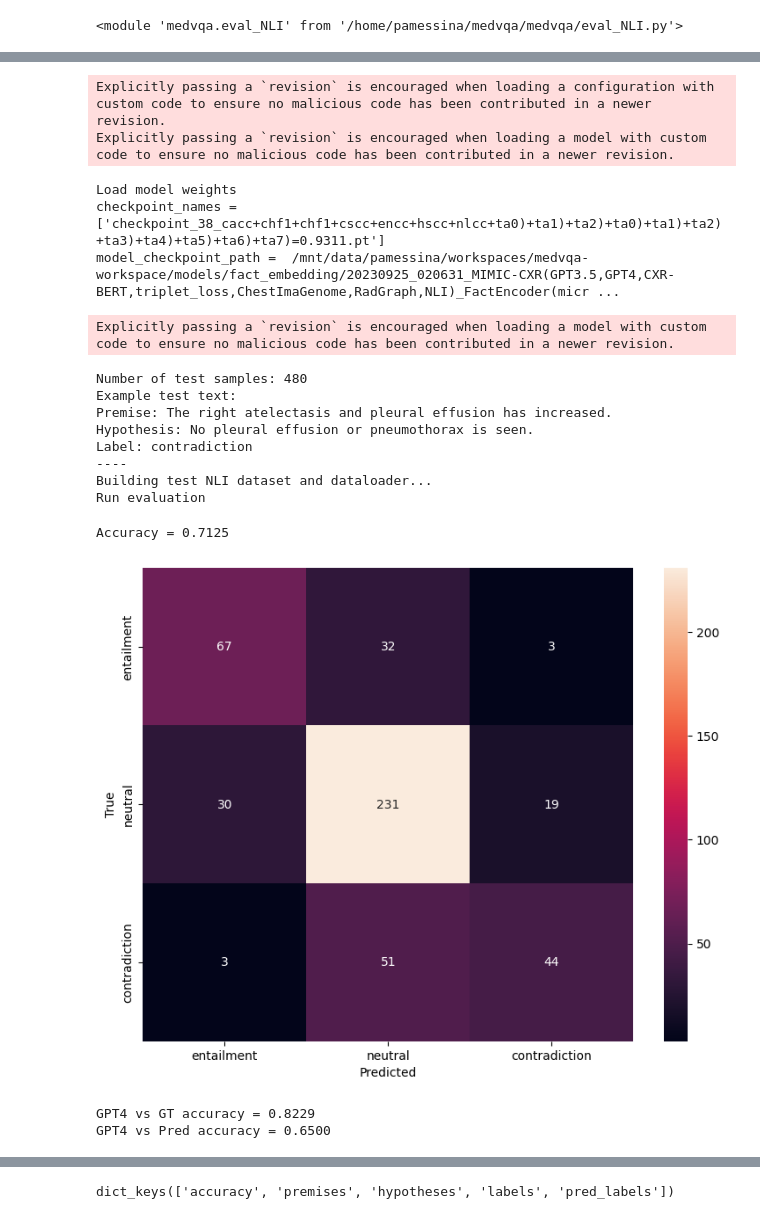
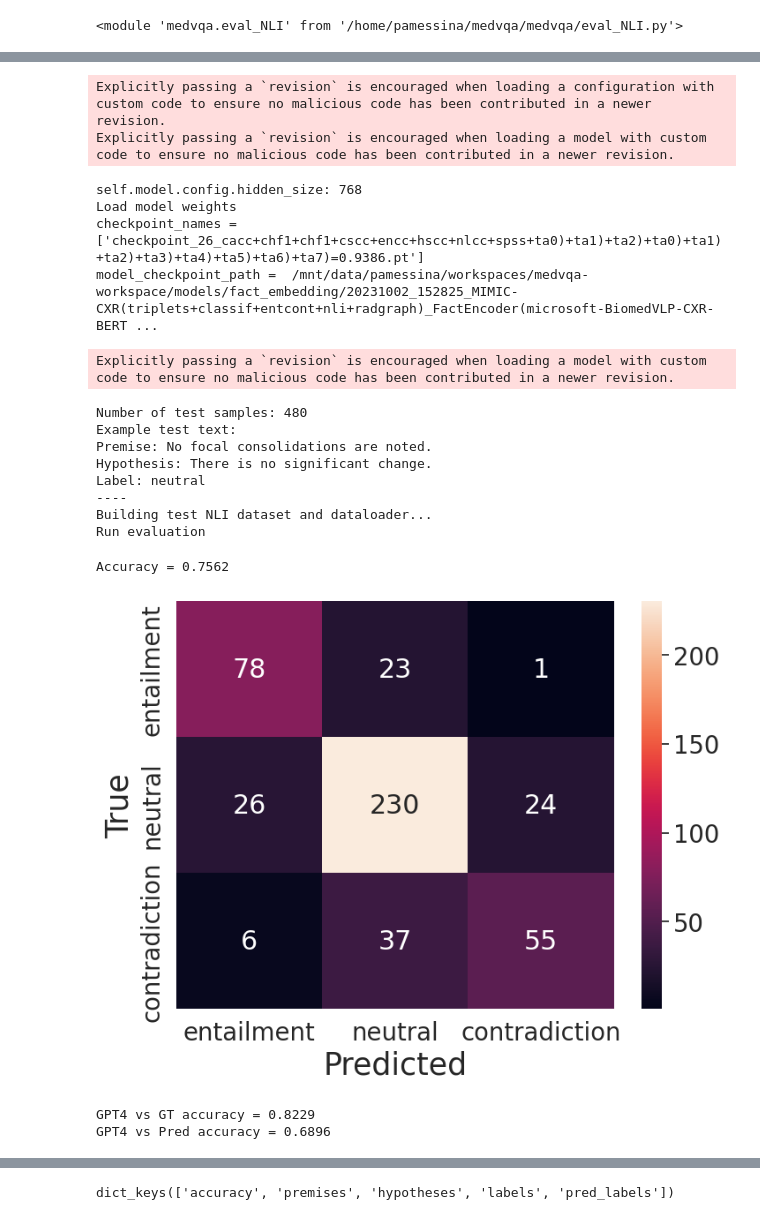
Before and after one commit to PabloMessina/MedVQA, a Jupyter notebook: medvqa/models/notebooks/Running Fact Embedding models in inference mode.ipynb, the cells around one changed output, grey strips where cells are left out. Cells and saved outputs as stored; diff of their text form; code cells hidden in the pictures.

```diff
--- a/medvqa/models/notebooks/Running Fact Embedding models in inference mode.ipynb
+++ b/medvqa/models/notebooks/Running Fact Embedding models in inference mode.ipynb
@@ -479,7 +479,8 @@ output = evaluate(
 #     checkpoint_folder_path="/mnt/data/pamessina/workspaces/medvqa-workspace/models/fact_embedding/20230923_113626_MIMIC-CXR(GPT3.5,GPT4,CXR-BERT,triplet_loss,ChestImaGenome,RadGraph)_FactEncoder(microsoft-BiomedVLP-CXR-BERT-specialized)",
 #     checkpoint_folder_path="/mnt/data/pamessina/workspaces/medvqa-workspace/models/fact_embedding/20230923_132315_MIMIC-CXR(GPT3.5,GPT4,CXR-BERT,triplet_loss,ChestImaGenome,RadGraph,NLI)_FactEncoder(microsoft-BiomedVLP-CXR-BERT-specialized)",
 #     checkpoint_folder_path="/mnt/data/pamessina/workspaces/medvqa-workspace/models/fact_embedding/20230923_184632_NLI(MedNLI+RadNLI+GPT-4)_BerBasedNLI(microsoft-BiomedVLP-CXR-BERT-specialized,128,128)",
-    checkpoint_folder_path="/mnt/data/pamessina/workspaces/medvqa-workspace/models/fact_embedding/20230925_020631_MIMIC-CXR(GPT3.5,GPT4,CXR-BERT,triplet_loss,ChestImaGenome,RadGraph,NLI)_FactEncoder(microsoft-BiomedVLP-CXR-BERT-specialized)",
+#     checkpoint_folder_path="/mnt/data/pamessina/workspaces/medvqa-workspace/models/fact_embedding/20230925_020631_MIMIC-CXR(GPT3.5,GPT4,CXR-BERT,triplet_loss,ChestImaGenome,RadGraph,NLI)_FactEncoder(microsoft-BiomedVLP-CXR-BERT-specialized)",
+    checkpoint_folder_path="/mnt/data/pamessina/workspaces/medvqa-workspace/models/fact_embedding/20231002_152825_MIMIC-CXR(triplets+classif+entcont+nli+radgraph)_FactEncoder(microsoft-BiomedVLP-CXR-BERT-specialized)",
     batch_size=100,
     num_workers=2,
     plot_confusion_matrix=True,
@@ -509,18 +510,19 @@ WARNING: unused_kwargs: {'pretrained_checkpoint_folder_path': '/mnt/data/pamessi
 Explicitly passing a `revision` is encouraged when loading a configuration with custom code to ensure no malicious code has been contributed in a newer revision.
 Explicitly passing a `revision` is encouraged when loading a model with custom code to ensure no malicious code has been contributed in a newer revision.
+self.model.config.hidden_size: 768
 Load model weights
-checkpoint_names = ['checkpoint_38_cacc+chf1+chf1+cscc+encc+hscc+nlcc+ta0)+ta1)+ta2)+ta0)+ta1)+ta2)+ta3)+ta4)+ta5)+ta6)+ta7)=0.9311.pt']
-model_checkpoint_path =  /mnt/data/pamessina/workspaces/medvqa-workspace/models/fact_embedding/20230925_020631_MIMIC-CXR(GPT3.5,GPT4,CXR-BERT,triplet_loss,ChestImaGenome,RadGraph,NLI)_FactEncoder(micr ...
+checkpoint_names = ['checkpoint_26_cacc+chf1+chf1+cscc+encc+hscc+nlcc+spss+ta0)+ta1)+ta2)+ta0)+ta1)+ta2)+ta3)+ta4)+ta5)+ta6)+ta7)=0.9386.pt']
+model_checkpoint_path =  /mnt/data/pamessina/workspaces/medvqa-workspace/models/fact_embedding/20231002_152825_MIMIC-CXR(triplets+classif+entcont+nli+radgraph)_FactEncoder(microsoft-BiomedVLP-CXR-BERT ...
 Explicitly passing a `revision` is encouraged when loading a model with custom code to ensure no malicious code has been contributed in a newer revision.
 Number of test samples: 480
 Example test text:
-Premise: The right atelectasis and pleural effusion has increased.
-Hypothesis: No pleural effusion or pneumothorax is seen.
-Label: contradiction
+Premise: No focal consolidations are noted.
+Hypothesis: There is no significant change.
+Label: neutral
 ----
 Building test NLI dataset and dataloader...
 Run evaluation
-Accuracy = 0.7125
+Accuracy = 0.7562
-[figure, old version]
+[figure, new version]
 GPT4 vs GT accuracy = 0.8229
-GPT4 vs Pred accuracy = 0.6500
+GPT4 vs Pred accuracy = 0.6896
```
Also changed, not shown: parts of 10 cells of this notebook, 32 other files.
